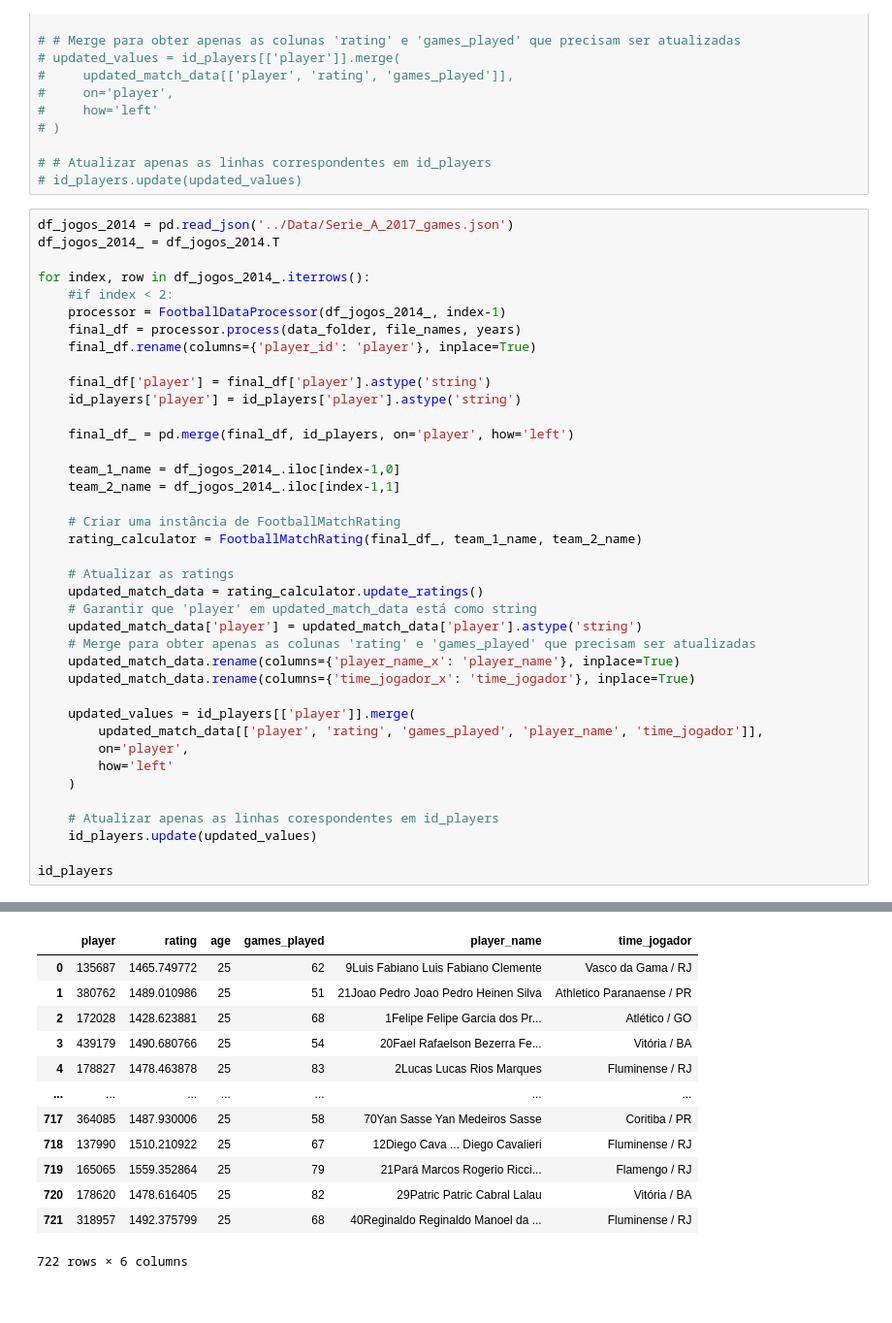
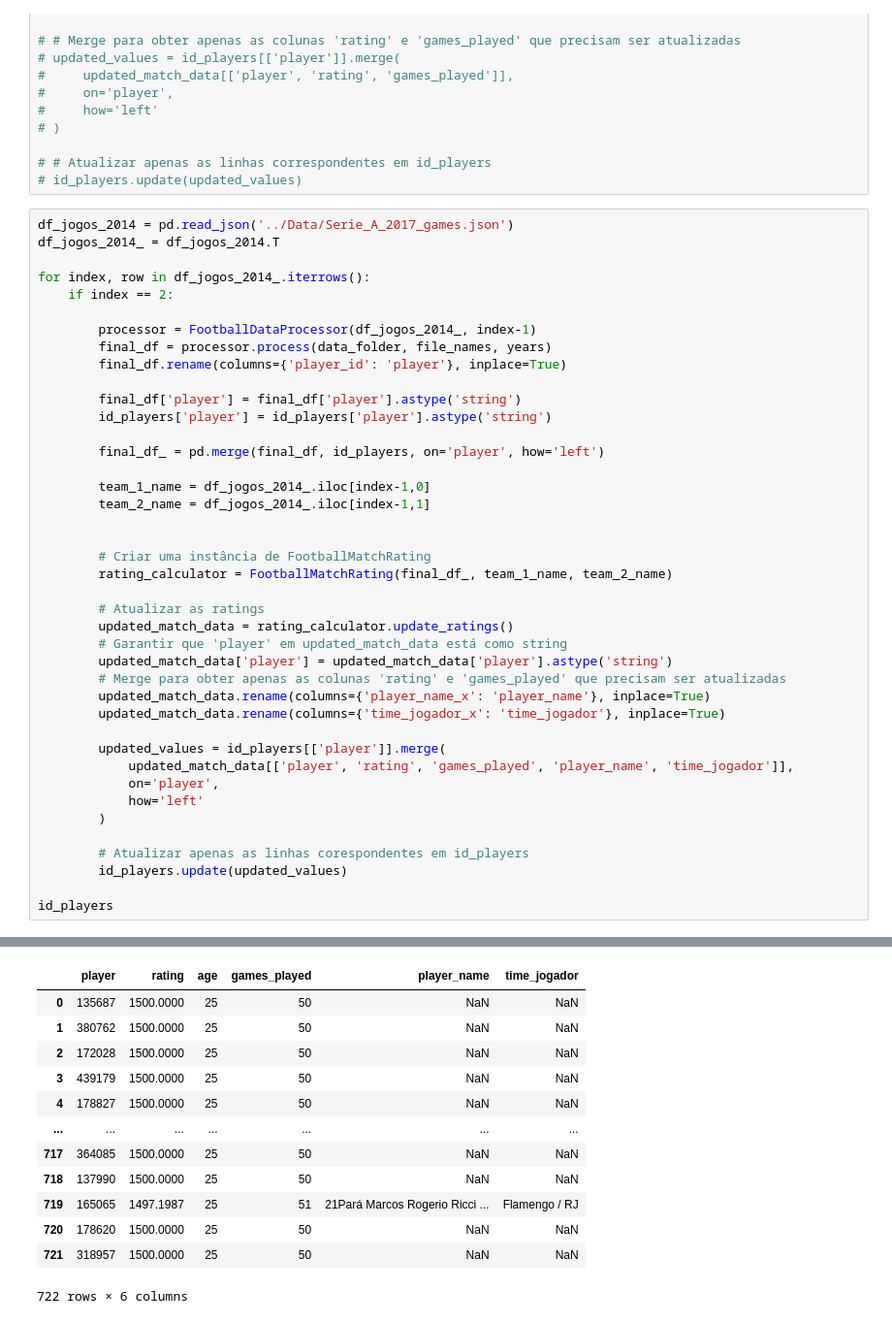
Before and after one commit to ramalhogs/Football-ranking-players, a Jupyter notebook: notebooks/testes.ipynb, the cells around one changed output, grey strips where cells are left out. Shown at 97% size. Saved outputs shown, nothing was run; the diff lists cells and outputs as text.

```diff
--- a/notebooks/testes.ipynb
+++ b/notebooks/testes.ipynb
@@ -55,38 +55,40 @@ df_jogos_2014 = pd.read_json('../Data/Serie_A_2017_games.json')
 df_jogos_2014_ = df_jogos_2014.T
 
 for index, row in df_jogos_2014_.iterrows():
-    #if index < 2:
-    processor = FootballDataProcessor(df_jogos_2014_, index-1)
-    final_df = processor.process(data_folder, file_names, years)
-    final_df.rename(columns={'player_id': 'player'}, inplace=True)
+    if index == 2:
 
-    final_df['player'] = final_df['player'].astype('string')
-    id_players['player'] = id_players['player'].astype('string')
+        processor = FootballDataProcessor(df_jogos_2014_, index-1)
+        final_df = processor.process(data_folder, file_names, years)
+        final_df.rename(columns={'player_id': 'player'}, inplace=True)
 
-    final_df_ = pd.merge(final_df, id_players, on='player', how='left')
+        final_df['player'] = final_df['player'].astype('string')
+        id_players['player'] = id_players['player'].astype('string')
 
-    team_1_name = df_jogos_2014_.iloc[index-1,0]
-    team_2_name = df_jogos_2014_.iloc[index-1,1]
+        final_df_ = pd.merge(final_df, id_players, on='player', how='left')
 
-    # Criar uma instância de FootballMatchRating
-    rating_calculator = FootballMatchRating(final_df_, team_1_name, team_2_name)
+        team_1_name = df_jogos_2014_.iloc[index-1,0]
+        team_2_name = df_jogos_2014_.iloc[index-1,1]
 
-    # Atualizar as ratings
-    updated_match_data = rating_calculator.update_ratings()
-    # Garantir que 'player' em updated_match_data está como string
-    updated_match_data['player'] = updated_match_data['player'].astype('string')
-    # Merge para obter apenas as colunas 'rating' e 'games_played' que precisam ser atualizadas
-    updated_match_data.rename(columns={'player_name_x': 'player_name'}, inplace=True)
-    updated_match_data.rename(columns={'time_jogador_x': 'time_jogador'}, inplace=True)
 
-    updated_values = id_players[['player']].merge(
-        updated_match_data[['player', 'rating', 'games_played', 'player_name', 'time_jogador']],
-        on='player',
-        how='left'
-    )
+        # Criar uma instância de FootballMatchRating
+        rating_calculator = FootballMatchRating(final_df_, team_1_name, team_2_name)
 
-    # Atualizar apenas as linhas corespondentes em id_players
-    id_players.update(updated_values)
+        # Atualizar as ratings
+        updated_match_data = rating_calculator.update_ratings()
+        # Garantir que 'player' em updated_match_data está como string
+        updated_match_data['player'] = updated_match_data['player'].astype('string')
+        # Merge para obter apenas as colunas 'rating' e 'games_played' que precisam ser atualizadas
+        updated_match_data.rename(columns={'player_name_x': 'player_name'}, inplace=True)
+        updated_match_data.rename(columns={'time_jogador_x': 'time_jogador'}, inplace=True)
+
+        updated_values = id_players[['player']].merge(
+            updated_match_data[['player', 'rating', 'games_played', 'player_name', 'time_jogador']],
+            on='player',
+            how='left'
+        )
+
+        # Atualizar apenas as linhas corespondentes em id_players
+        id_players.update(updated_values)
 
 id_players
 # %% [output]
@@ -93,16 +112,16 @@ id_players
 |  | player | rating | age | games_played | player_name | time_jogador |
-| 0 | 135687 | 1465.749772 | 25 | 62 | 9Luis Fabiano Luis Fabiano Clemente | Vasco da Gama / RJ |
-| 1 | 380762 | 1489.010986 | 25 | 51 | 21Joao Pedro Joao Pedro Heinen Silva | Athletico Paranaense / PR |
-| 2 | 172028 | 1428.623881 | 25 | 68 | 1Felipe Felipe Garcia dos Pr... | Atlético / GO |
-| 3 | 439179 | 1490.680766 | 25 | 54 | 20Fael Rafaelson Bezerra Fe... | Vitória / BA |
-| 4 | 178827 | 1478.463878 | 25 | 83 | 2Lucas Lucas Rios Marques | Fluminense / RJ |
+| 0 | 135687 | 1500.0000 | 25 | 50 | NaN | NaN |
+| 1 | 380762 | 1500.0000 | 25 | 50 | NaN | NaN |
+| 2 | 172028 | 1500.0000 | 25 | 50 | NaN | NaN |
+| 3 | 439179 | 1500.0000 | 25 | 50 | NaN | NaN |
+| 4 | 178827 | 1500.0000 | 25 | 50 | NaN | NaN |
 | ... | ... | ... | ... | ... | ... | ... |
-| 717 | 364085 | 1487.930006 | 25 | 58 | 70Yan Sasse Yan Medeiros Sasse | Coritiba / PR |
-| 718 | 137990 | 1510.210922 | 25 | 67 | 12Diego Cava ... Diego Cavalieri | Fluminense / RJ |
-| 719 | 165065 | 1559.352864 | 25 | 79 | 21Pará Marcos Rogerio Ricci... | Flamengo / RJ |
-| 720 | 178620 | 1478.616405 | 25 | 82 | 29Patric Patric Cabral Lalau | Vitória / BA |
-| 721 | 318957 | 1492.375799 | 25 | 68 | 40Reginaldo Reginaldo Manoel da ... | Fluminense / RJ |
+| 717 | 364085 | 1500.0000 | 25 | 50 | NaN | NaN |
+| 718 | 137990 | 1500.0000 | 25 | 50 | NaN | NaN |
+| 719 | 165065 | 1497.1987 | 25 | 51 | 21Pará Marcos Rogerio Ricci ... | Flamengo / RJ |
+| 720 | 178620 | 1500.0000 | 25 | 50 | NaN | NaN |
+| 721 | 318957 | 1500.0000 | 25 | 50 | NaN | NaN |
-722 rows × 6 columns
+722 rows × 6 columns
 # %%
 x = id_players.sort_values(by='rating')
 x.to_excel('teste.xlsx')
```
Also changed, not shown: parts of 2 cells of this notebook, 3 other files.
